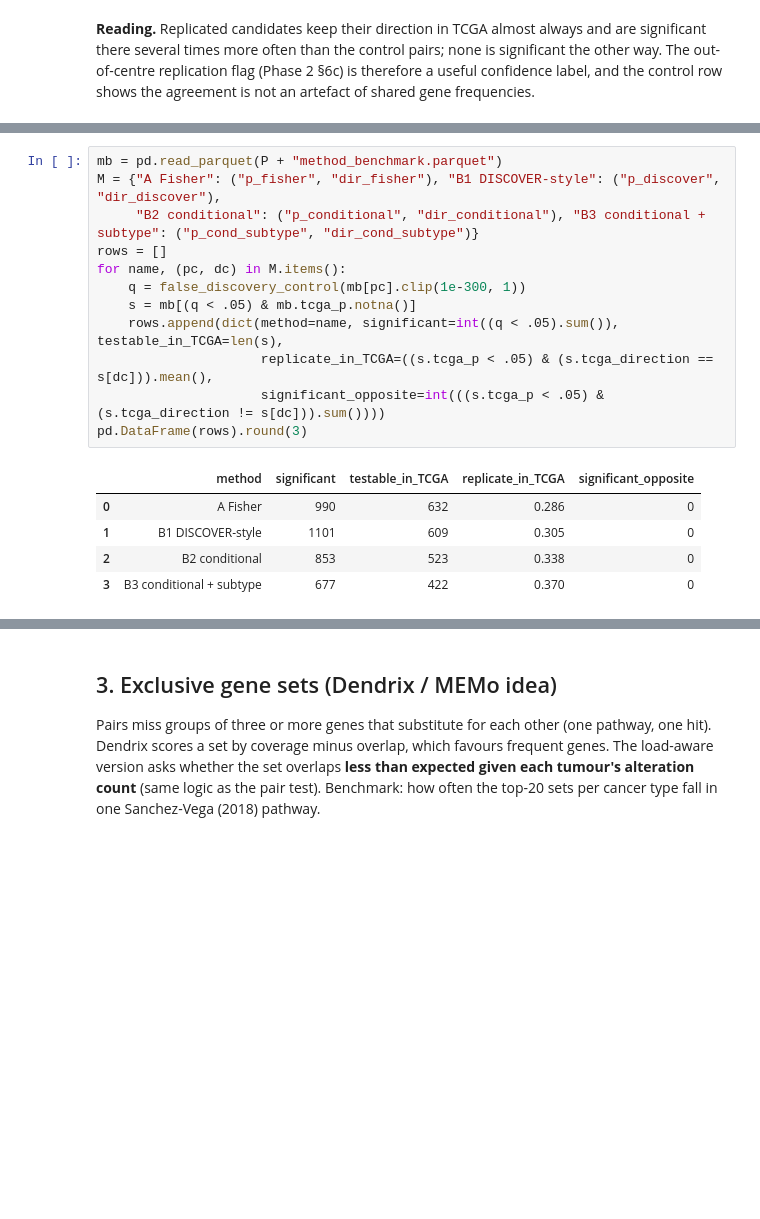
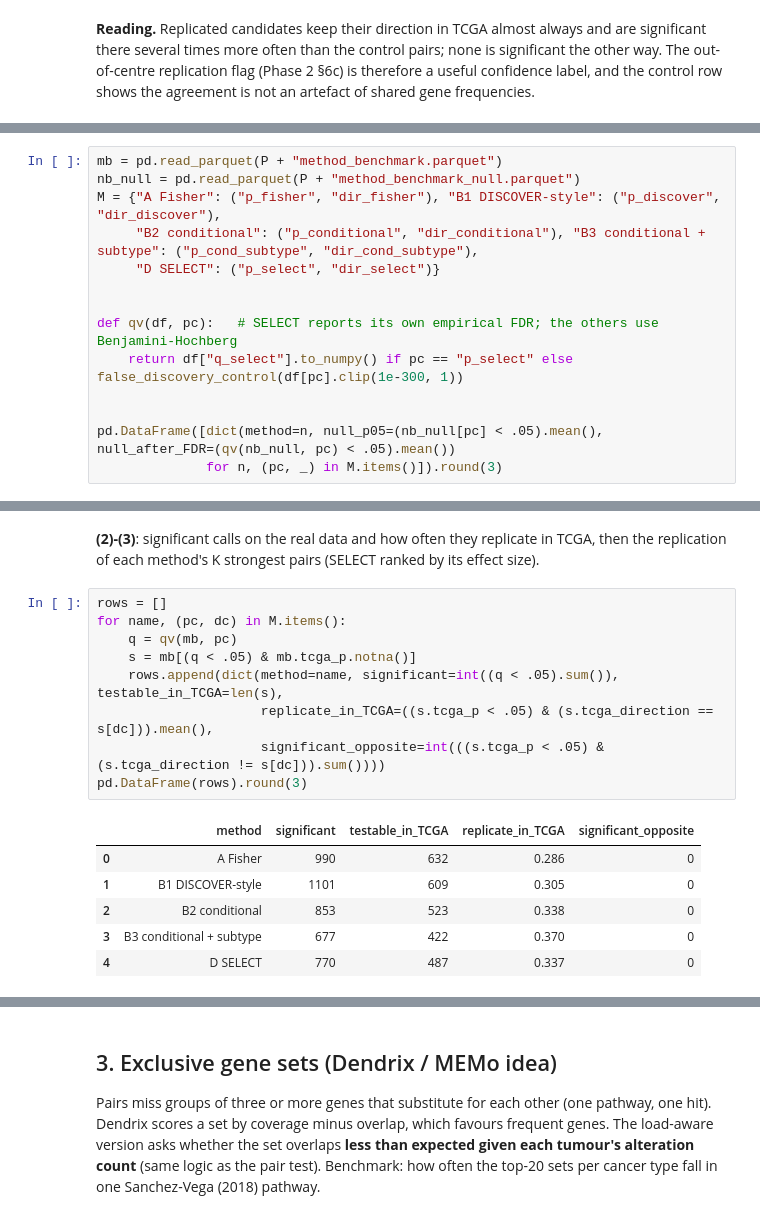
Before and after one commit to Wlimni/Learning-Cancer-Mutation-Landscapes-from-Large-Scale-Mutation-Testing-Data-fyp, a Jupyter notebook: notebooks/05_validation_and_methods.ipynb, the cells around one changed output, grey strips where cells are left out. Saved outputs shown, nothing was run; the diff lists cells and outputs as text; blank space fills up the shorter version.

```diff
--- a/notebooks/05_validation_and_methods.ipynb
+++ b/notebooks/05_validation_and_methods.ipynb
@@ -92,0 +87,14 @@ saved; from `results/logs/15_method_benchmark.log` -- share of null pairs with p
+# %%
+mb = pd.read_parquet(P + "method_benchmark.parquet")
+nb_null = pd.read_parquet(P + "method_benchmark_null.parquet")
+M = {"A Fisher": ("p_fisher", "dir_fisher"), "B1 DISCOVER-style": ("p_discover", "dir_discover"),
+     "B2 conditional": ("p_conditional", "dir_conditional"), "B3 conditional + subtype": ("p_cond_subtype", "dir_cond_subtype"),
+     "D SELECT": ("p_select", "dir_select")}
+
+
+def qv(df, pc):   # SELECT reports its own empirical FDR; the others use Benjamini-Hochberg
+    return df["q_select"].to_numpy() if pc == "p_select" else false_discovery_control(df[pc].clip(1e-300, 1))
+
+
+pd.DataFrame([dict(method=n, null_p05=(nb_null[pc] < .05).mean(), null_after_FDR=(qv(nb_null, pc) < .05).mean())
+              for n, (pc, _) in M.items()]).round(3)
@@ -93,21 +108,22 @@ saved; from `results/logs/15_method_benchmark.log` -- share of null pairs with p
+# %% [markdown]
+**(2)-(3)**: significant calls on the real data and how often they replicate in TCGA, then the
+replication of each method's K strongest pairs (SELECT ranked by its effect size).
 # %%
-mb = pd.read_parquet(P + "method_benchmark.parquet")
-M = {"A Fisher": ("p_fisher", "dir_fisher"), "B1 DISCOVER-style": ("p_discover", "dir_discover"),
-     "B2 conditional": ("p_conditional", "dir_conditional"), "B3 conditional + subtype": ("p_cond_subtype", "dir_cond_subtype")}
 rows = []
 for name, (pc, dc) in M.items():
-    q = false_discovery_control(mb[pc].clip(1e-300, 1))
+    q = qv(mb, pc)
     s = mb[(q < .05) & mb.tcga_p.notna()]
     rows.append(dict(method=name, significant=int((q < .05).sum()), testable_in_TCGA=len(s),
                      replicate_in_TCGA=((s.tcga_p < .05) & (s.tcga_direction == s[dc])).mean(),
                      significant_opposite=int(((s.tcga_p < .05) & (s.tcga_direction != s[dc])).sum())))
 pd.DataFrame(rows).round(3)
 # %% [output]
 |  | method | significant | testable_in_TCGA | replicate_in_TCGA | significant_opposite |
 | 0 | A Fisher | 990 | 632 | 0.286 | 0 |
 | 1 | B1 DISCOVER-style | 1101 | 609 | 0.305 | 0 |
 | 2 | B2 conditional | 853 | 523 | 0.338 | 0 |
 | 3 | B3 conditional + subtype | 677 | 422 | 0.370 | 0 |
+| 4 | D SELECT | 770 | 487 | 0.337 | 0 |
 # %%
 # (3) Ranking: of each method's K strongest pairs, how many replicate in TCGA?
 t = mb[mb.tcga_p.notna()]
```
Also changed, not shown: parts of 7 cells of this notebook, 12 other files.
